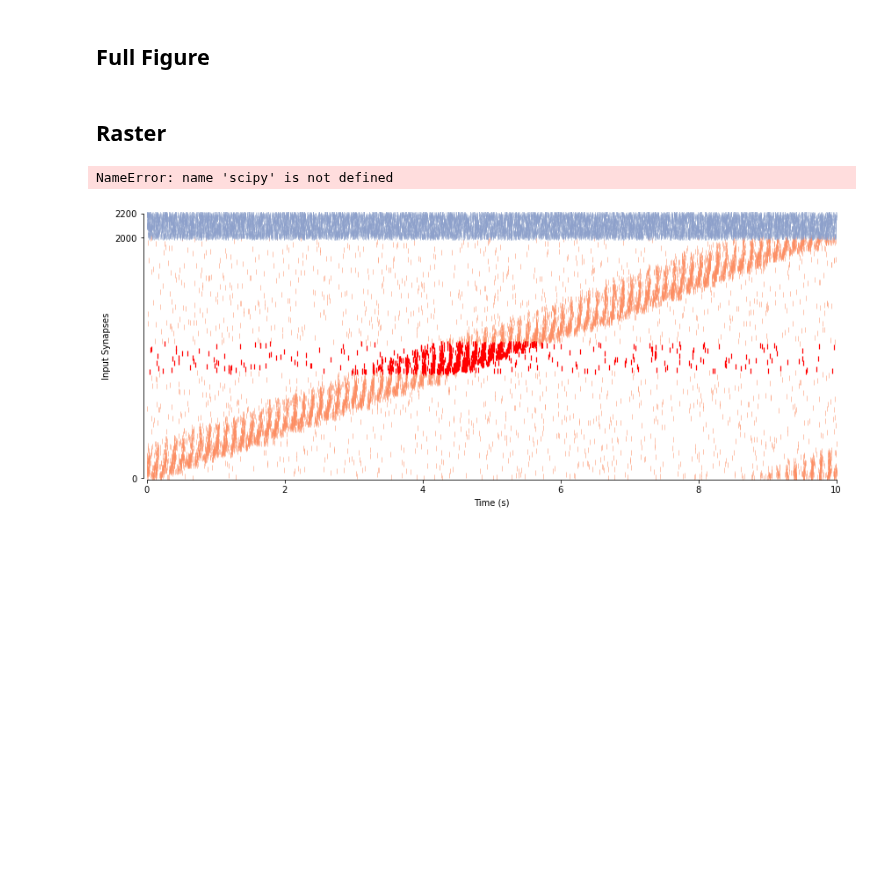
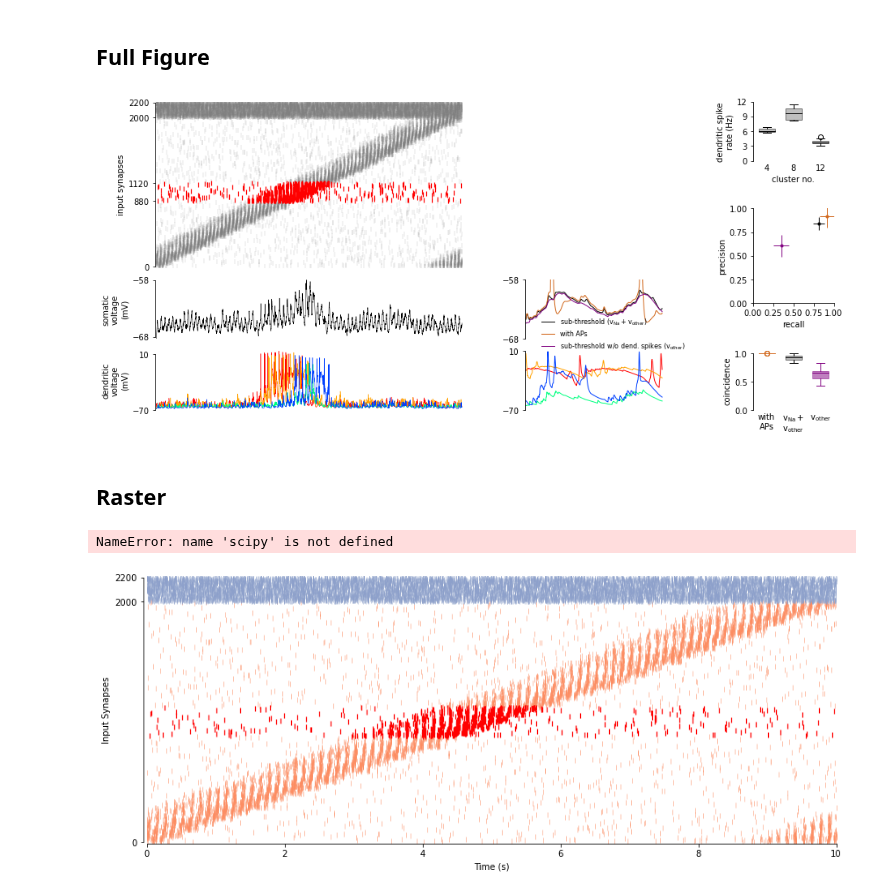
Before and after one commit to yjkimnada/dendrite, a Jupyter notebook: fig_biophys/fig_biophys.ipynb, the cells around one changed output. Drawn from its saved outputs; the diff is of its cells as text; code cells hidden in the pictures; blank space fills up the shorter version.

Commit message:
Updated figure code.

```diff
--- a/fig_biophys/fig_biophys.ipynb
+++ b/fig_biophys/fig_biophys.ipynb
@@ -258,9 +258,27 @@ bp['boxes'][2].set_facecolor("purple")
 bp['boxes'][0].set_alpha(0.5)
 bp['boxes'][1].set_alpha(0.5)
 bp['boxes'][2].set_alpha(0.5)
-bp['medians'][0].set_color("black")
+bp['medians'][0].set_color("chocolate")
 bp['medians'][1].set_color("black")
-bp['medians'][2].set_color("black")
+bp['medians'][2].set_color("purple")
+for element in ['boxes', 'whiskers', 'fliers', 'medians', 'caps']:
+    plt.setp(bp[element][0], color="chocolate")
+plt.setp(bp["fliers"][0], markeredgecolor="chocolate")
+
+#for element in ['boxes', 'fliers', 'medians']:
+    #plt.setp(bp[element][2], color="purple")
+#plt.setp(bp["fliers"][2], markeredgecolor="purple")
+plt.setp(bp["whiskers"][0], color="chocolate")
+plt.setp(bp["whiskers"][1], color="chocolate")
+plt.setp(bp["caps"][0], color="chocolate")
+plt.setp(bp["caps"][1], color="chocolate")
+plt.setp(bp["boxes"][0], edgecolor="chocolate")
+plt.setp(bp["whiskers"][4], color="purple")
+plt.setp(bp["whiskers"][5], color="purple")
+plt.setp(bp["caps"][4], color="purple")
+plt.setp(bp["caps"][5], color="purple")
+plt.setp(bp["boxes"][2], edgecolor="purple")
+
 ax8.spines.right.set_visible(False)
 ax8.spines.top.set_visible(False)
 ax8.spines.bottom.set_visible(False)
@@ -350,34 +368,36 @@ ax8.set_ylabel("TPR")
 ax8.set_xticks(np.arange(0,1.01,0.25))
 ax8.set_yticks(np.arange(0,1.01,0.25))
 
 ins = ax8.inset_axes([0.4,0.25,0.6,0.5])
 ins.plot(fpr_ap_true_active, tpr_ap_true_active, linewidth=1, color="chocolate")
 ins.plot(fpr_na_true_active, tpr_na_true_active, linewidth=1, color="black")
 ins.plot(fpr_nona_true_active, tpr_nona_true_active, linewidth=1, color="purple")
 ins.spines.right.set_visible(False)
 ins.spines.top.set_visible(False)
 ins.set_ylim(0.95,1.001)
 ins.set_xlim(0,0.05)
 ins.set_xticks([0,0.05])
 ins.set_yticks([0.95,1])
 
 ax9.plot(rec_ap_true_active, prec_ap_true_active, linewidth=1, color="chocolate")
 ax9.plot(rec_na_true_active, prec_na_true_active, linewidth=1, color="black")
 ax9.plot(rec_nona_true_active, prec_nona_true_active, linewidth=1, color="purple")
 ax9.spines.right.set_visible(False)
 ax9.spines.top.set_visible(False)
 ax9.set_ylim(0,1.01)
 ax9.set_xlim(0,1)
 ax9.set_xlabel("recall")
 ax9.set_ylabel("precision")
 ax9.set_xticks(np.arange(0,1.01,0.25))
 ax9.set_yticks(np.arange(0,1.01,0.25))
 ax9.scatter(0.7171717171717171,0.9861111111111112, color="black")
 """
 
 fig.tight_layout()
-plt.show()
+#plt.show()
 #fig.savefig("/home/sklee/dendrite/fig_biophys/fig_biophys_raw.pdf", bbox_inches="tight", transparent=True)
+# %% [output]
+[figure, added]
 # %% [markdown]
 ## Raster
 # %%
```
Also changed, not shown: 13 other files.
